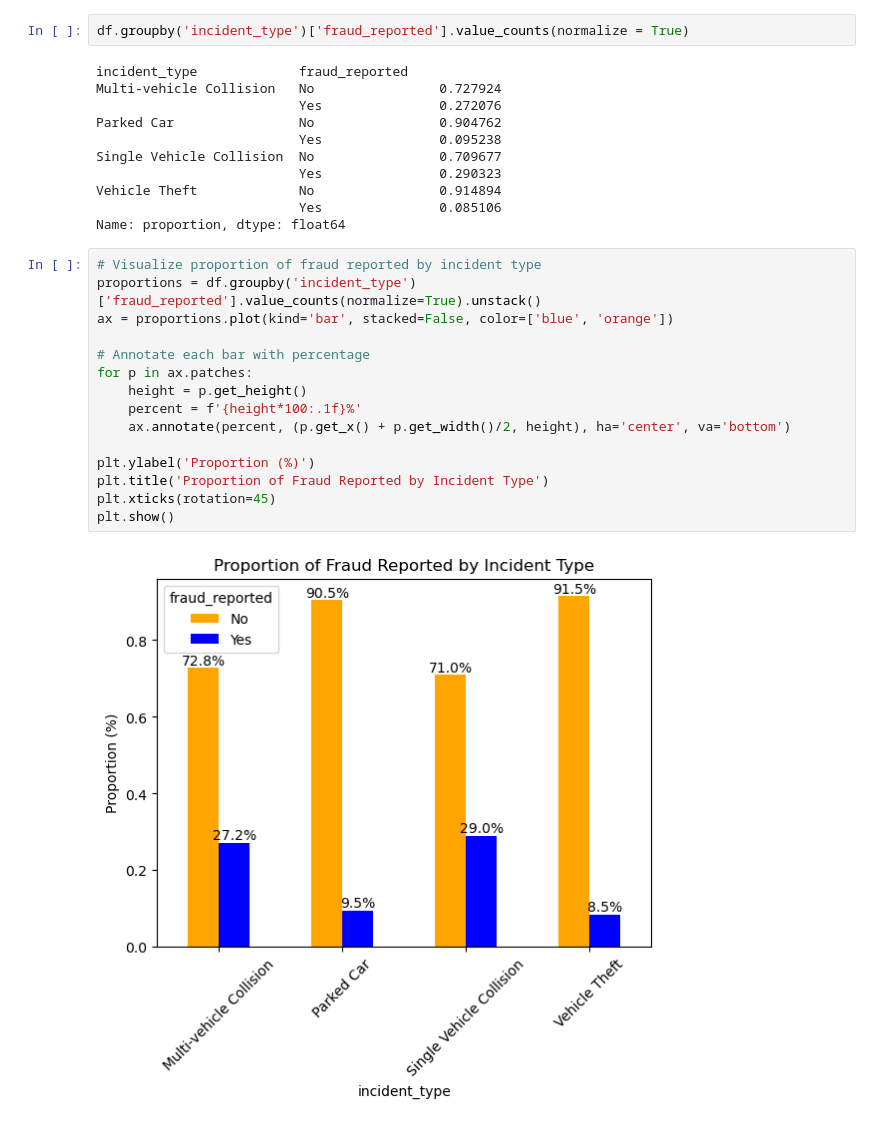
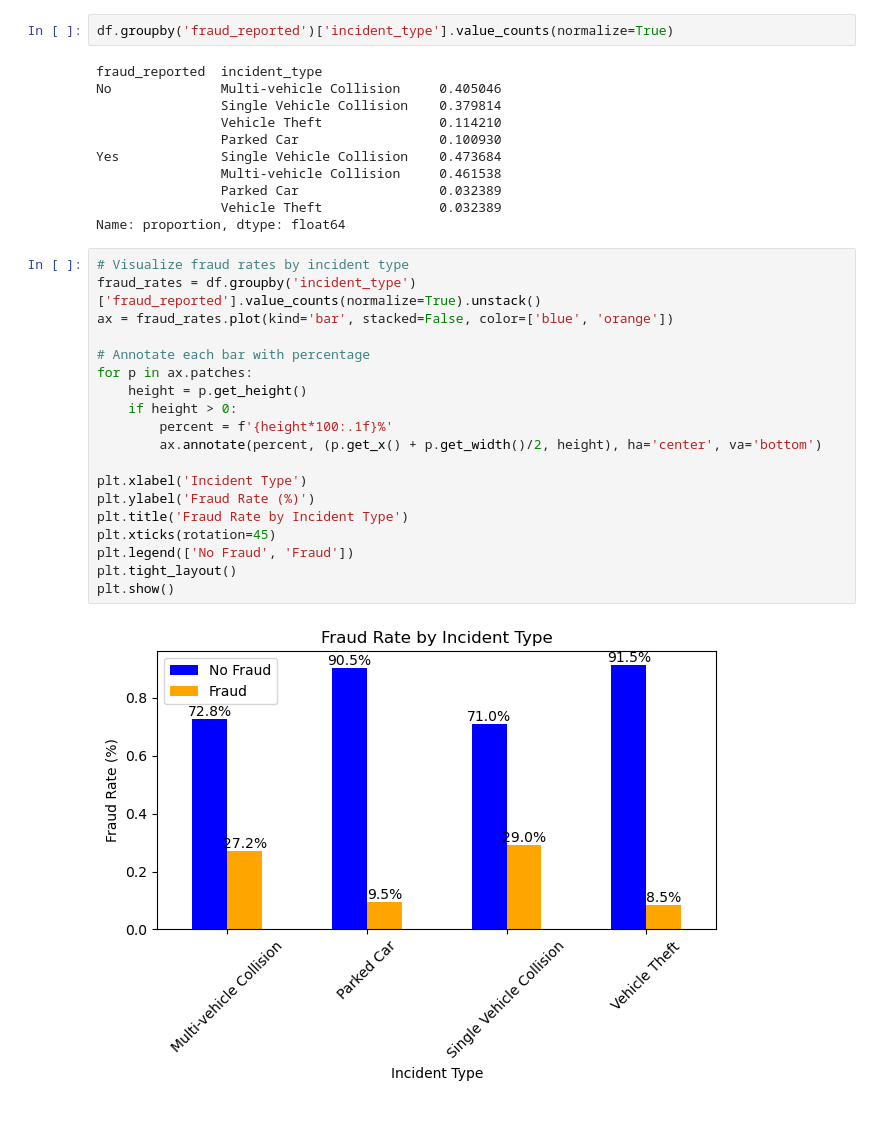
Before and after one commit to oaj1/Insurance_Claims, a Jupyter notebook: Insurance_Claims_IncidentCharacteristicsEDA.ipynb, the cells around one changed output. Cells and saved outputs as stored; diff of their text form.

```diff
--- a/Insurance_Claims_IncidentCharacteristicsEDA.ipynb
+++ b/Insurance_Claims_IncidentCharacteristicsEDA.ipynb
@@ -21,32 +23,36 @@ Vehicle Theft             No                 86
 Name: count, dtype: int64
 # %%
-df.groupby('incident_type')['fraud_reported'].value_counts(normalize = True)
+df.groupby('fraud_reported')['incident_type'].value_counts(normalize=True)
 # %% [output]
-incident_type             fraud_reported
-Multi-vehicle Collision   No                0.727924
-                          Yes               0.272076
-Parked Car                No                0.904762
-                          Yes               0.095238
-Single Vehicle Collision  No                0.709677
-                          Yes               0.290323
-Vehicle Theft             No                0.914894
-                          Yes               0.085106
+fraud_reported  incident_type
+No              Multi-vehicle Collision     0.405046
+                Single Vehicle Collision    0.379814
+                Vehicle Theft               0.114210
+                Parked Car                  0.100930
+Yes             Single Vehicle Collision    0.473684
+                Multi-vehicle Collision     0.461538
+                Parked Car                  0.032389
+                Vehicle Theft               0.032389
 Name: proportion, dtype: float64
-# %%
-# Visualize proportion of fraud reported by incident type
-proportions = df.groupby('incident_type')['fraud_reported'].value_counts(normalize=True).unstack()
-ax = proportions.plot(kind='bar', stacked=False, color=['blue', 'orange'])
-
-# Annotate each bar with percentage
-for p in ax.patches:
-    height = p.get_height()
-    percent = f'{height*100:.1f}%'
-    ax.annotate(percent, (p.get_x() + p.get_width()/2, height), ha='center', va='bottom')
-
-plt.ylabel('Proportion (%)')
-plt.title('Proportion of Fraud Reported by Incident Type')
-plt.xticks(rotation=45)
-plt.show()
-# %% [output]
-[figure, removed]
+# %%
+# Visualize fraud rates by incident type
+fraud_rates = df.groupby('incident_type')['fraud_reported'].value_counts(normalize=True).unstack()
+ax = fraud_rates.plot(kind='bar', stacked=False, color=['blue', 'orange'])
+
+# Annotate each bar with percentage
+for p in ax.patches:
+    height = p.get_height()
+    if height > 0:
+        percent = f'{height*100:.1f}%'
+        ax.annotate(percent, (p.get_x() + p.get_width()/2, height), ha='center', va='bottom')
+
+plt.xlabel('Incident Type')
+plt.ylabel('Fraud Rate (%)')
+plt.title('Fraud Rate by Incident Type')
+plt.xticks(rotation=45)
+plt.legend(['No Fraud', 'Fraud'])
+plt.tight_layout()
+plt.show()
+# %% [output]
+[figure, added]
 # %%
```
Also changed, not shown: parts of 20 cells of this notebook, 4 other files.
